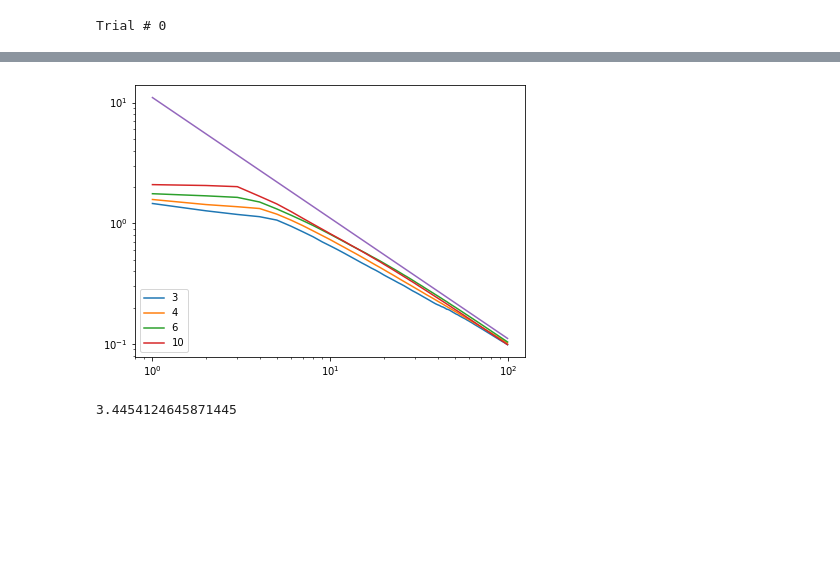
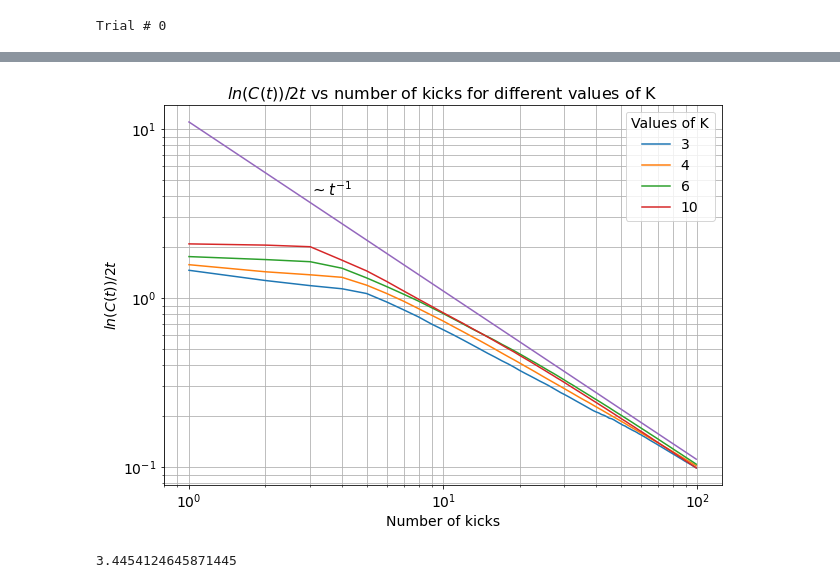
Before and after one commit to CleliaCorridori/OTOC-growth-rate-and-Lyapunov-Exponent-to-inspect-classical-and-quantum-chaos, a Jupyter notebook: OTOC.ipynb, the cells around one changed output, grey strips where cells are left out. Cells and saved outputs as stored; diff of their text form; code cells hidden in the pictures; blank space fills up the shorter version.

```diff
--- a/OTOC.ipynb
+++ b/OTOC.ipynb
@@ -34,6 +40,6 @@ if load==True:
     Nkicks=100
     Kick=arange(1,Nkicks+1,1)
 
-    data = loadtxt("OTOC1-3.txt", comments="#", delimiter="\n", unpack=False)
+    data = loadtxt("OTOC-T7-N14-1t.txt", comments="#", delimiter="\n", unpack=False)
     mean_C=reshape(data.astype(float),(Nkicks,len(K)))
 # %%
@@ -54,34 +67,40 @@ plt.savefig('OTOC.png', dpi=100)
 # %%
 Kick=arange(0,Nkicks,1)
 #Compute lambda from the growth of the OTOC
 lmb=zeros([Nkicks,len(K)])
 
-for jj in range(Nkicks):
+for jj in range(1,Nkicks):
     lmb[jj,:]=log(mean_C[jj,:]/mean_C[0,:])/(2*jj)
 
 # lmb_smooth=zeros([Nkicks,len(K)])
 # for kk in range(len(K)):
 #     lmb_smooth[1:,kk] = medfilt(lmb[1:,kk], 3)
 
 #lambda vs t plot
-plt.figure(figsize=(7, 5))
+plt.figure(figsize=(10,7))
 plt.xscale('log')
 plt.yscale('log')
 for kk in range(2,len(K)):
-    plt.plot(arange(0,Nkicks),lmb[:,kk])
+    plt.plot(arange(1,Nkicks),lmb[1:,kk])
 label=K[2:]
 
 # asymptotic behaviour
 def asymp(Kick):
-    return((1/Kick)*11)
+    return((1/Kick[1:])*11)
 
 funz_t=asymp(Kick)
-plt.plot(Kick,funz_t)
-plt.legend(label, loc='lower left')
-
-plt.savefig('OTOClog-log.png', dpi=100)
+plt.plot(Kick[1:],funz_t[:])
+plt.text(3, 4, "$\sim t^{-1}$", fontsize=15)
+plt.legend(label, loc='upper right', title='Values of K', title_fontsize=14, fontsize=14)
+plt.xlabel('Number of kicks', size=14)
+plt.ylabel('$ln (C(t)) /2t$', size=14)
+plt.xticks(size=14)
+plt.yticks(size=14)
+plt.title('$ln (C(t)) /2t$ vs number of kicks for different values of K', size=16)
+plt.savefig('OTOClog-log-K.png', dpi=100)
+plt.grid(True, which="both")
 # %% [output]
-[figure, old version]
+[figure, new version]
 # %%
 #to compute the Erenfest time faslty for k=10
 abs(log(2**-8))/(log(10/2))
```
Also changed, not shown: parts of 5 cells of this notebook, 4 other files.
